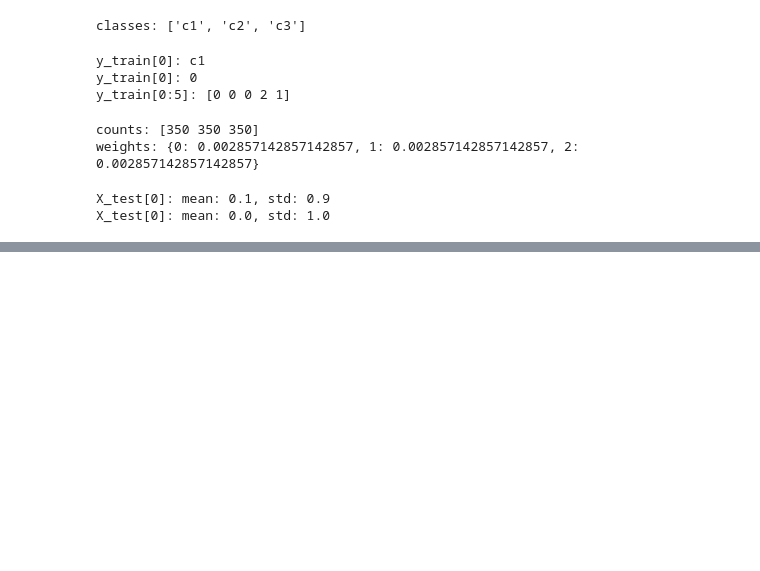
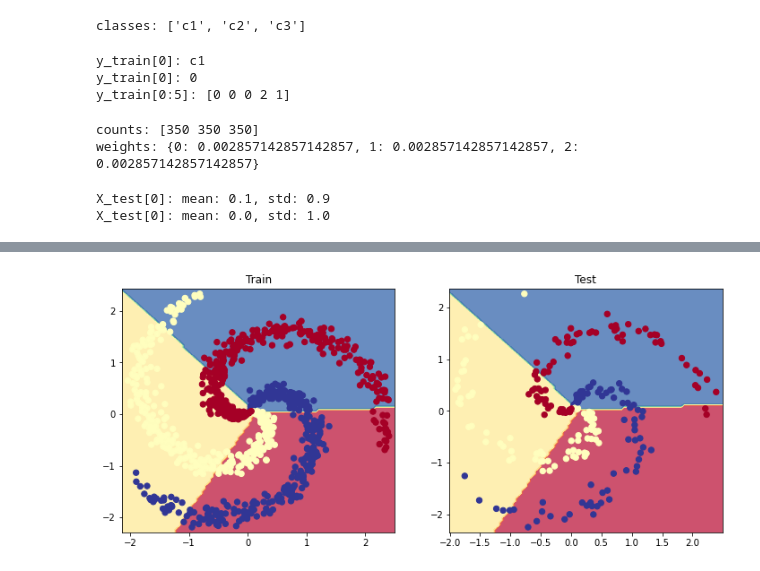
Before and after one commit to Otobi1/Back-to-Basics-A-Refresher-, a Jupyter notebook: Back_to_Basics_Neural_Networks.ipynb, the cells around one changed output, grey strips where cells are left out. Drawn from its saved outputs; the diff is of its cells as text; code cells hidden in the pictures; blank space fills up the shorter version.

Commit message:
Using a model with a linear function, incl., training and evaluation then exploration of various non-linear activation s

```diff
--- a/Back_to_Basics_Neural_Networks.ipynb
+++ b/Back_to_Basics_Neural_Networks.ipynb
@@ -163,0 +200,5 @@ X_test[0]: mean: 0.0, std: 1.0
+# %%
+# Initialise model
+
+model = LinearModel(input_dim = INPUT_DIM, hidden_dim = HIDDEN_DIM, num_classes = NUM_CLASSES)
+print (model.named_parameters)
@@ -163,0 +309,8 @@ X_test[0]: mean: 0.0, std: 1.0
+# %%
+# Predictions
+
+y_prob = model(X_test.float(), apply_softmax = True) # Add a .float after X_test to prevent the RunTime error. If you remove it now, you'll knwo what i mean
+print (f"sample probability: {y_prob[0]}")
+
+y_pred = y_prob.max(dim = 1) [1]
+print (f"sample class: {y_pred[0]}")
@@ -163,0 +343,32 @@ X_test[0]: mean: 0.0, std: 1.0
+# %%
+# Now, lets plot the data again to see how well our linearly activated model performed
+
+def plot_multiclass_decision_boundary(model, X, y):
+  x_min, x_max = X[:, 0].min() - 0.1, X[:, 0].max() + 0.1
+  y_min, y_max = X[:, 1].min() - 0.1, X[:, 1].max() + 0.1
+  xx, yy = np.meshgrid(np.linspace(x_min, x_max, 101), np.linspace(y_min, y_max, 101))
+  cmap = plt.cm.Spectral
+
+  X_test = torch.from_numpy(np.c_[xx.ravel(), yy.ravel()]).float()
+  y_pred = model(X_test, apply_softmax = True)
+
+  _, y_pred = y_pred.max(dim  = 1)
+  y_pred = y_pred.reshape(xx.shape)
+
+  plt.contourf(xx, yy, y_pred, cmap = plt.cm.Spectral, alpha = 0.8)
+  plt.scatter(X[:, 0], X[:, 1], c = y, s = 40, cmap = plt.cm.RdYlBu_r)
+  plt.xlim(xx.min(), xx.max())
+  plt.ylim(yy.min(), yy.max())
+# %%
+# Lets visualise the decision boundary
+
+plt.figure(figsize = (12,5))
+plt.subplot(1,2,1)
+plt.title("Train")
+plot_multiclass_decision_boundary(model = model, X = X_train, y = y_train)
+plt.subplot(1,2,2)
+plt.title("Test")
+plot_multiclass_decision_boundary(model = model, X = X_test, y = y_test)
+plt.show()
+# %% [output]
+[figure, added]
```
Also changed, not shown: parts of 19 cells of this notebook.
